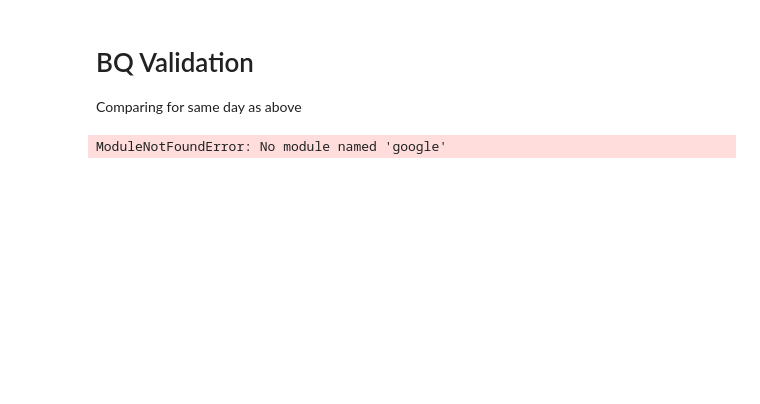
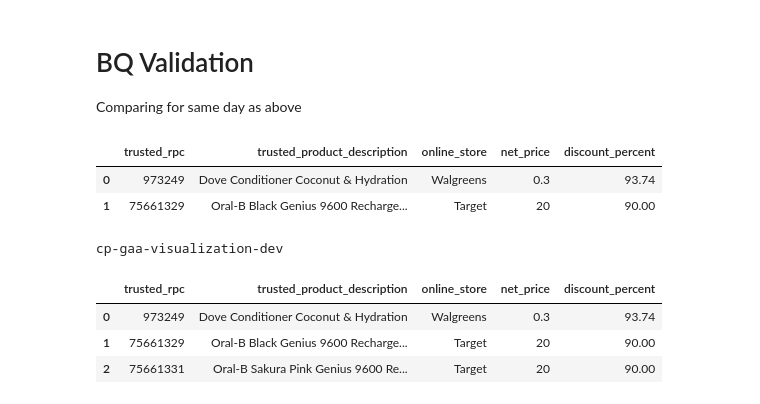
Before and after one commit to RobNova1/test-colab, a Jupyter notebook: colab_clavis_validation_20190510.ipynb, the cells around one changed output. Saved outputs shown, nothing was run; the diff lists cells and outputs as text; code cells hidden in the pictures; blank space fills up the shorter version.

```diff
--- a/colab_clavis_validation_20190510.ipynb
+++ b/colab_clavis_validation_20190510.ipynb
@@ -28,3 +34,5 @@ NameError: ignored
+# %%
+ GCLOUD_PROJECT='cp-gaa-visualization-dev'
 # %%
 from google.colab import drive
 drive.mount('/content/drive')
@@ -100,0 +173,6 @@ Comparing for same day as above
+# %%
+dfbq.head(2)
+# %% [output]
+|  | trusted_rpc | trusted_product_description | online_store | net_price | discount_percent |
+| 0 | 973249 | Dove Conditioner Coconut & Hydration | Walgreens | 0.3 | 93.74 |
+| 1 | 75661329 | Oral-B Black Genius 9600 Recharge... | Target | 20 | 90.00 |
@@ -101,8 +181,58 @@ Comparing for same day as above
+# %%
+# sample query from:
+# https://cloud.google.com/bigquery/public-data/openaq#which_10_locations_have_had_the_worst_air_quality_this_month_as_measured_by_high_pm10
+QUERY = """
+        WITH
+  PrPromoConcat AS (
+  SELECT
+    CONCAT(trusted_rpc, online_store) AS concat,
+    trusted_rpc,
+    trusted_product_description,
+    online_store,
+    net_price,
+    discount_percent
+  FROM
+    `cp-gaa-visualization-dev.clavis.pricing_promotions`
+  WHERE
+    report_date = "2019-05-10"
+  LIMIT
+    1000 ),
+  PrPromoCTE AS (
+  SELECT
+    *,
+    ROW_NUMBER()OVER(PARTITION BY concat ORDER BY concat) AS RowNumber
+  FROM
+    PrPromoConcat )
+SELECT
+  trusted_rpc,
+  trusted_product_description,
+  online_store,
+  net_price,
+  discount_percent
+FROM
+  PrPromoCTE
+WHERE
+  RowNumber < 2
+ORDER BY
+  discount_percent DESC
+        """
+# %%
+print(GCLOUD_PROJECT)
+# %% [output]
+cp-gaa-visualization-dev
+# %%
+client = bigquery.Client( GCLOUD_PROJECT)
+query_job = client.query(QUERY)
+df = query_job.to_dataframe()
+df.head(3)
+# %% [output]
+|  | trusted_rpc | trusted_product_description | online_store | net_price | discount_percent |
+| 0 | 973249 | Dove Conditioner Coconut & Hydration | Walgreens | 0.3 | 93.74 |
+| 1 | 75661329 | Oral-B Black Genius 9600 Recharge... | Target | 20 | 90.00 |
+| 2 | 75661331 | Oral-B Sakura Pink Genius 9600 Re... | Target | 20 | 90.00 |
 # %%
 from google.cloud import bigquery
-client = bigquery.Client()
+client = bigquery.Client(GCLOUD_PROJECT)
-# %% [output]
-ModuleNotFoundError: No module named 'google'
 # %%
 sql = """
 WITH
```
Also changed, not shown: parts of 18 cells of this notebook.
